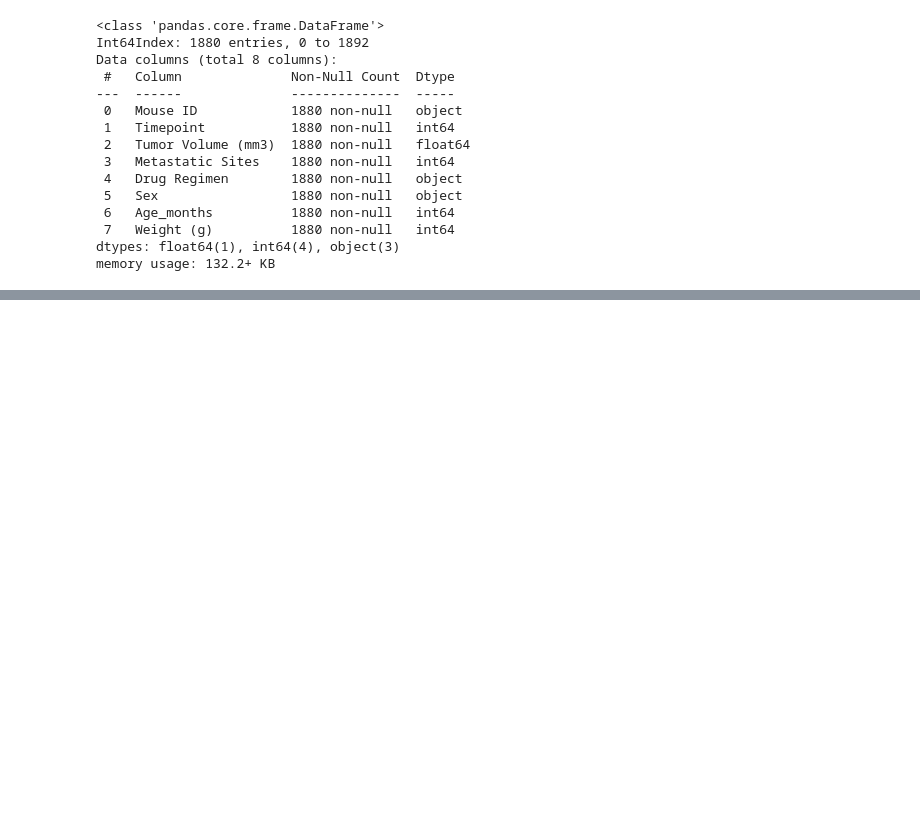
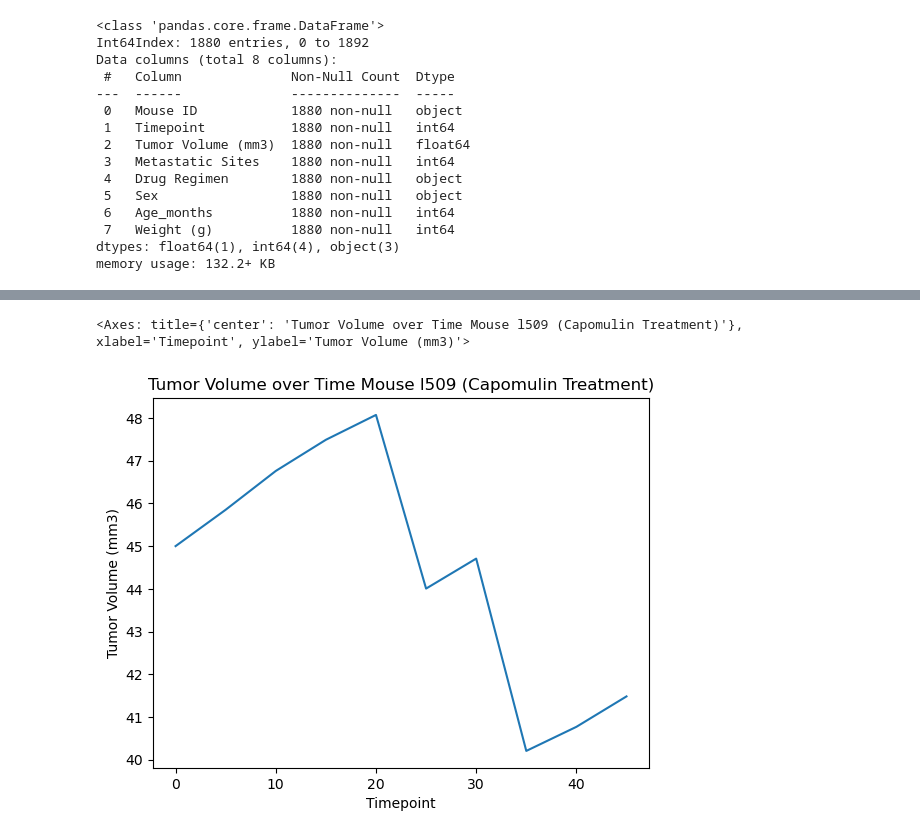
Before and after one commit to speersma/pymaceuticals-challenge, a Jupyter notebook: Pymaceuticals/pymaceuticals_analysis.ipynb, the cells around one changed output, grey strips where cells are left out. Saved outputs shown, nothing was run; the diff lists cells and outputs as text; code cells hidden in the pictures; blank space fills up the shorter version.

```diff
--- a/Pymaceuticals/pymaceuticals_analysis.ipynb
+++ b/Pymaceuticals/pymaceuticals_analysis.ipynb
@@ -335,0 +429,12 @@ plt.pie()
+# %%
+# Generate a line plot of tumor volume vs. time point for a mouse treated with Capomulin
+
+clean_study_data.loc[clean_study_data['Mouse ID']=='l509'][['Timepoint', 'Tumor Volume (mm3)']].plot(kind = 'line',
+                                                                                                     x='Timepoint',
+                                                                                                     y='Tumor Volume (mm3)',
+                                                                                                     ylabel='Tumor Volume (mm3)',
+                                                                                                     title='Tumor Volume over Time Mouse l509 (Capomulin Treatment)',
+                                                                                                     legend=False)
+# %% [output]
+<Axes: title={'center': 'Tumor Volume over Time Mouse l509 (Capomulin Treatment)'}, xlabel='Timepoint', ylabel='Tumor Volume (mm3)'>
+[figure, added]
```
Also changed, not shown: parts of 19 cells of this notebook.
